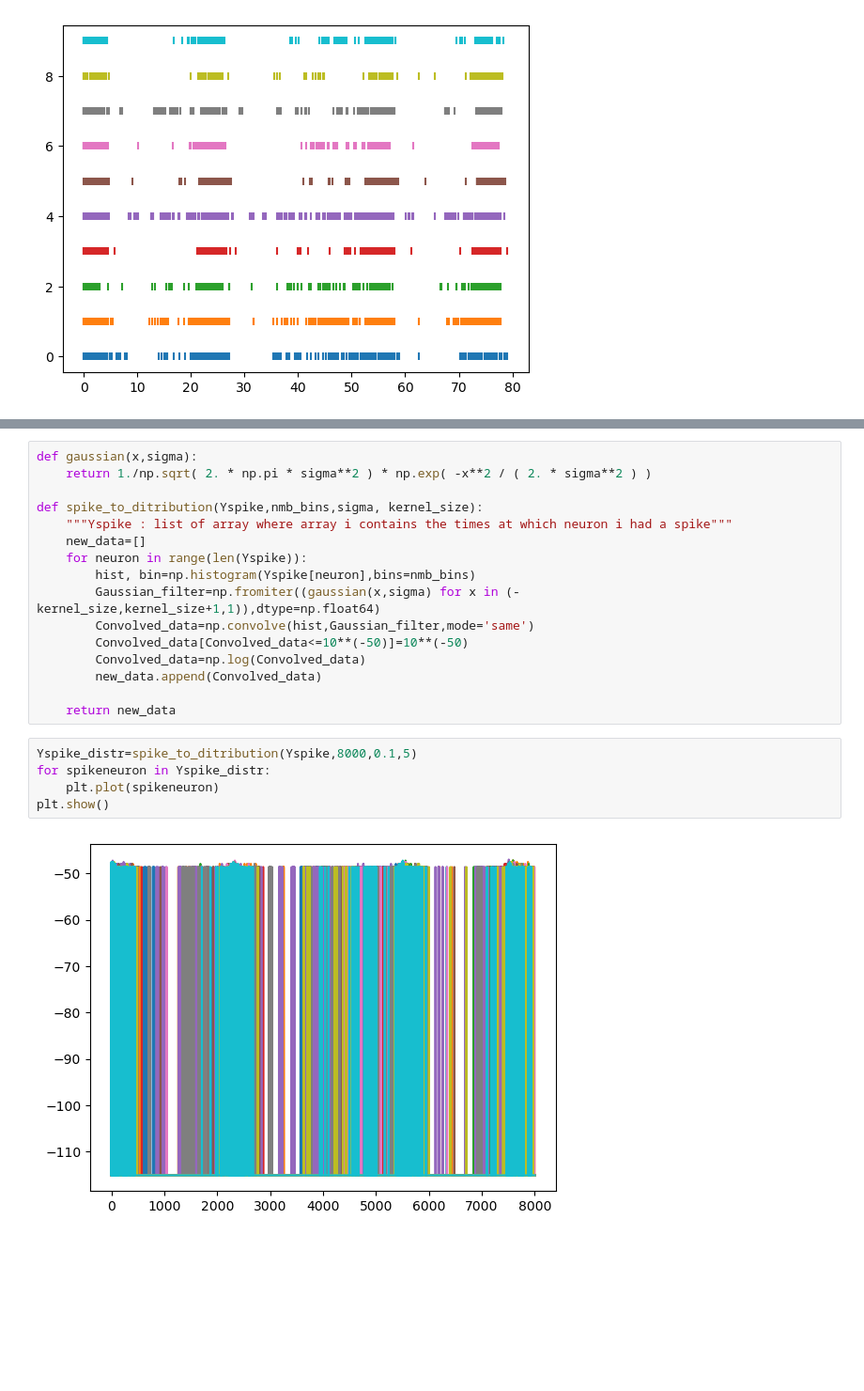
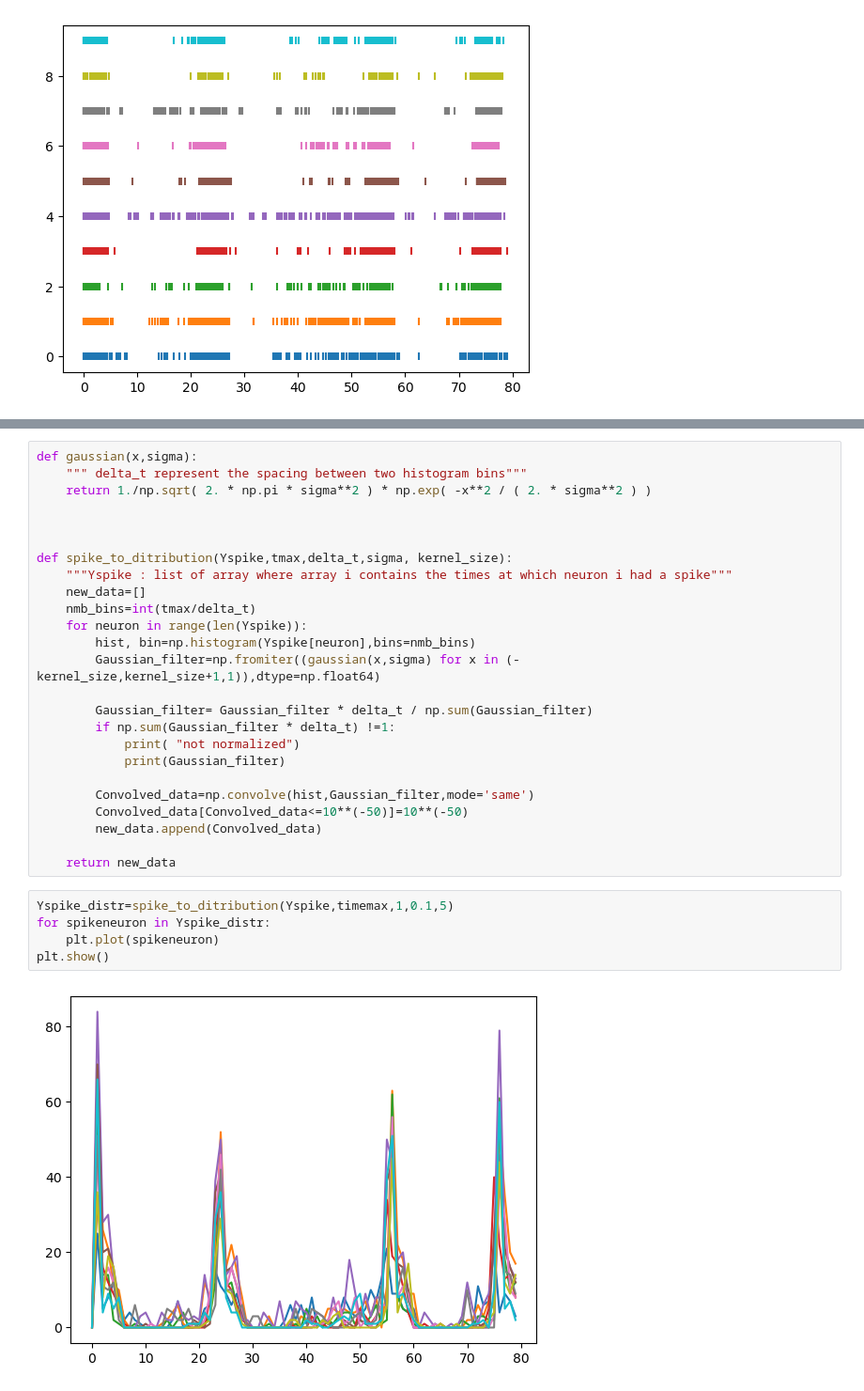
Before and after one commit to osflo/gp-sde, a Jupyter notebook: demos/Spike_Neuron_transform.ipynb, the cells around one changed output, grey strips where cells are left out. Shown at 94% size. Cells and saved outputs as stored; diff of their text form; blank space fills up the shorter version.

Commit message:
Normalized gaussian filter

```diff
--- a/demos/Spike_Neuron_transform.ipynb
+++ b/demos/Spike_Neuron_transform.ipynb
@@ -69,23 +70,32 @@ np.histogram(Yspike[0])
 # %%
 def gaussian(x,sigma):
+    """ delta_t represent the spacing between two histogram bins"""
     return 1./np.sqrt( 2. * np.pi * sigma**2 ) * np.exp( -x**2 / ( 2. * sigma**2 ) )
 
-def spike_to_ditribution(Yspike,nmb_bins,sigma, kernel_size):
+
+
+def spike_to_ditribution(Yspike,tmax,delta_t,sigma, kernel_size):
     """Yspike : list of array where array i contains the times at which neuron i had a spike"""
     new_data=[]
+    nmb_bins=int(tmax/delta_t)
     for neuron in range(len(Yspike)):
         hist, bin=np.histogram(Yspike[neuron],bins=nmb_bins)
         Gaussian_filter=np.fromiter((gaussian(x,sigma) for x in (-kernel_size,kernel_size+1,1)),dtype=np.float64)
+
+        Gaussian_filter= Gaussian_filter * delta_t / np.sum(Gaussian_filter)
+        if np.sum(Gaussian_filter * delta_t) !=1:
+            print( "not normalized")
+            print(Gaussian_filter)
+
         Convolved_data=np.convolve(hist,Gaussian_filter,mode='same')
         Convolved_data[Convolved_data<=10**(-50)]=10**(-50)
-        Convolved_data=np.log(Convolved_data)
         new_data.append(Convolved_data)
 
     return new_data
 # %%
-Yspike_distr=spike_to_ditribution(Yspike,8000,0.1,5)
+Yspike_distr=spike_to_ditribution(Yspike,timemax,1,0.1,5)
 for spikeneuron in Yspike_distr:
     plt.plot(spikeneuron)
 plt.show()
 # %% [output]
-[figure, old version]
+[figure, new version]
```
Also changed, not shown: parts of 1 cell of this notebook.
